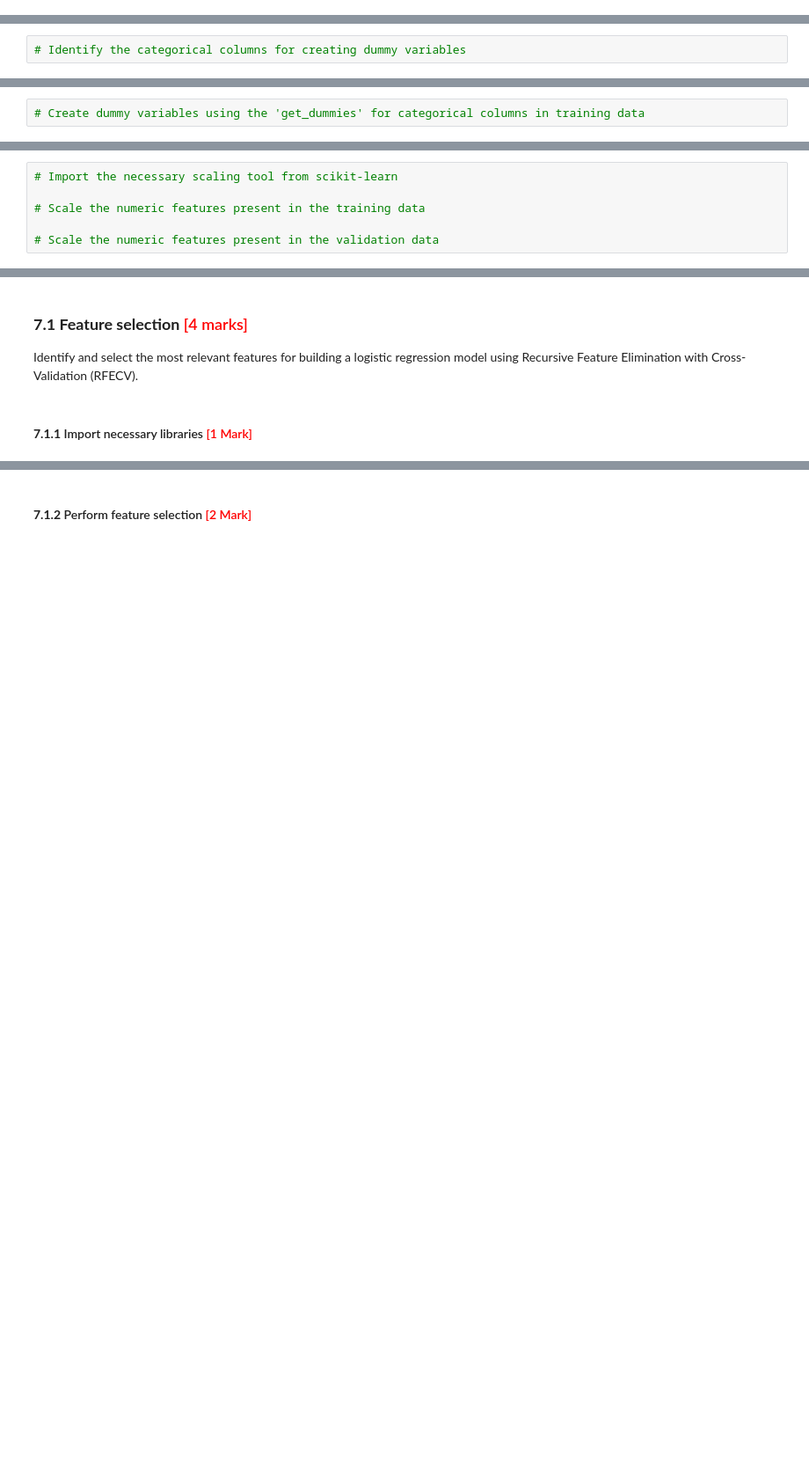
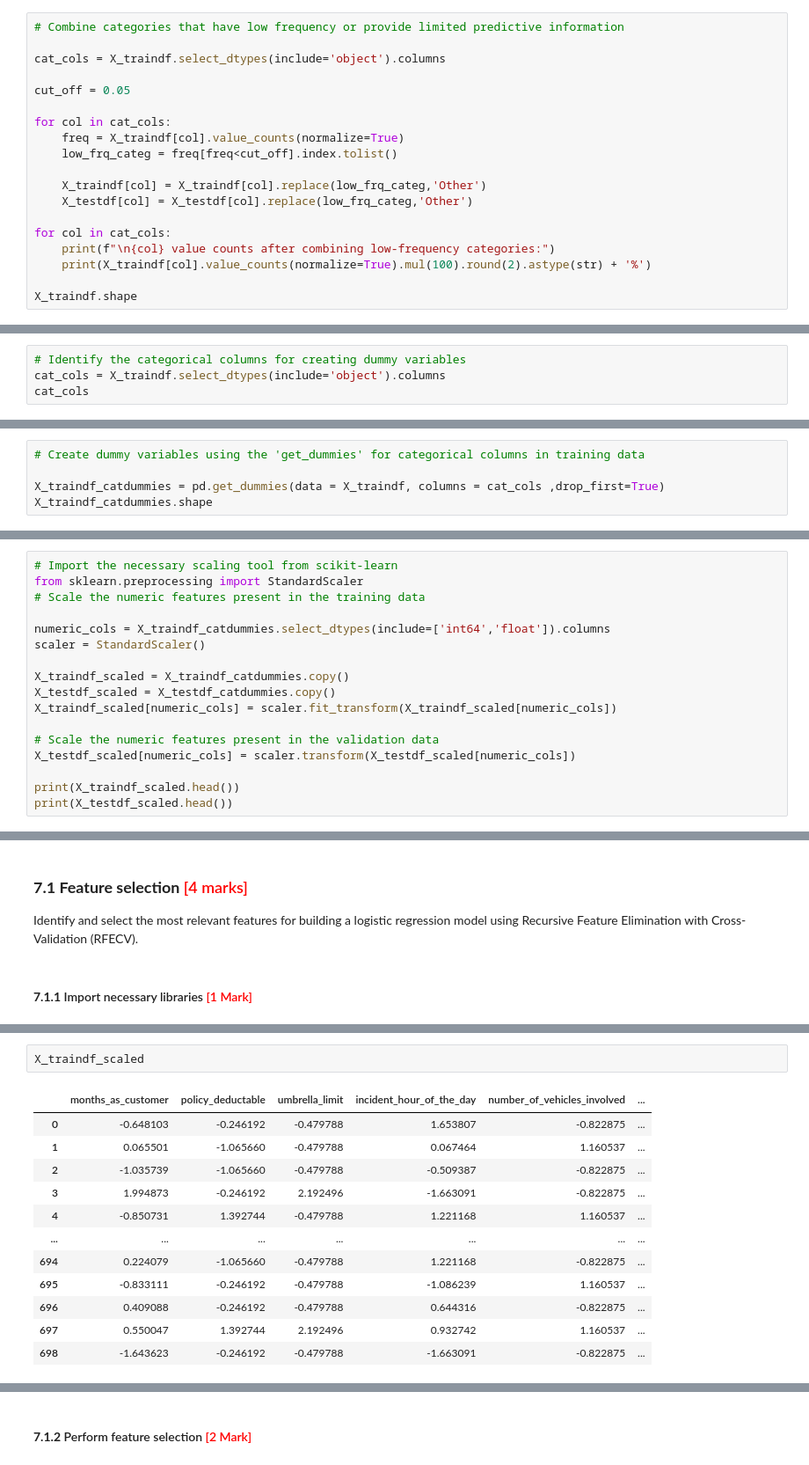
Before and after one commit to yashchaddha/FraudClaimDetection, a Jupyter notebook: Fraudulent_Claim_Detection_Starter.ipynb, the cells around one changed output, grey strips where cells are left out. Shown at 88% size. Saved outputs shown, nothing was run; the diff lists cells and outputs as text; blank space fills up the shorter version.

```diff
--- a/Fraudulent_Claim_Detection_Starter.ipynb
+++ b/Fraudulent_Claim_Detection_Starter.ipynb
@@ -849,0 +973,19 @@ Combine categories that occur infrequently or exhibit similar behavior to reduce
+# %%
+# Combine categories that have low frequency or provide limited predictive information
+
+cat_cols = X_traindf.select_dtypes(include='object').columns
+
+cut_off = 0.05
+
+for col in cat_cols:
+    freq = X_traindf[col].value_counts(normalize=True)
+    low_frq_categ = freq[freq<cut_off].index.tolist()
+
+    X_traindf[col] = X_traindf[col].replace(low_frq_categ,'Other')
+    X_testdf[col] = X_testdf[col].replace(low_frq_categ,'Other')
+
+for col in cat_cols:
+    print(f"\n{col} value counts after combining low-frequency categories:")
+    print(X_traindf[col].value_counts(normalize=True).mul(100).round(2).astype(str) + '%')
+
+X_traindf.shape
@@ -854,3 +1015,5 @@ Transform categorical variables into numerical representations using dummy varia
 #### **6.5.1** Identify categorical columns for dummy variable creation <font color="red">[1 Mark]</font>
 # %%
 # Identify the categorical columns for creating dummy variables
+cat_cols = X_traindf.select_dtypes(include='object').columns
+cat_cols
@@ -858,3 +1029,6 @@ Transform categorical variables into numerical representations using dummy varia
 #### **6.5.2** Create dummy variables for categorical columns in training data <font color="red">[2 Marks]</font>
 # %%
 # Create dummy variables using the 'get_dummies' for categorical columns in training data
+
+X_traindf_catdummies = pd.get_dummies(data = X_traindf, columns = cat_cols ,drop_first=True)
+X_traindf_catdummies.shape
@@ -873,7 +1062,18 @@ Transform categorical variables into numerical representations using dummy varia
 Scale numerical features to a common range to prevent features with larger values from dominating the model.  Choose a scaling method appropriate for the data and the chosen model. Apply the same scaling to both training and validation data.
 # %%
 # Import the necessary scaling tool from scikit-learn
-
+from sklearn.preprocessing import StandardScaler
 # Scale the numeric features present in the training data
 
+numeric_cols = X_traindf_catdummies.select_dtypes(include=['int64','float']).columns
+scaler = StandardScaler()
+
+X_traindf_scaled = X_traindf_catdummies.copy()
+X_testdf_scaled = X_testdf_catdummies.copy()
+X_traindf_scaled[numeric_cols] = scaler.fit_transform(X_traindf_scaled[numeric_cols])
+
 # Scale the numeric features present in the validation data
+X_testdf_scaled[numeric_cols] = scaler.transform(X_testdf_scaled[numeric_cols])
+
+print(X_traindf_scaled.head())
+print(X_testdf_scaled.head())
@@ -904,0 +1127,15 @@ Identify and select the most relevant features for building a logistic regressio
+# %%
+X_traindf_scaled
+# %% [output]
+|  | months_as_customer | policy_deductable | umbrella_limit | incident_hour_of_the_day | number_of_vehicles_involved | ... |
+| 0 | -0.648103 | -0.246192 | -0.479788 | 1.653807 | -0.822875 | ... |
+| 1 | 0.065501 | -1.065660 | -0.479788 | 0.067464 | 1.160537 | ... |
+| 2 | -1.035739 | -1.065660 | -0.479788 | -0.509387 | -0.822875 | ... |
+| 3 | 1.994873 | -0.246192 | 2.192496 | -1.663091 | -0.822875 | ... |
+| 4 | -0.850731 | 1.392744 | -0.479788 | 1.221168 | 1.160537 | ... |
+| ... | ... | ... | ... | ... | ... | ... |
+| 694 | 0.224079 | -1.065660 | -0.479788 | 1.221168 | -0.822875 | ... |
+| 695 | -0.833111 | -0.246192 | -0.479788 | -1.086239 | 1.160537 | ... |
+| 696 | 0.409088 | -0.246192 | -0.479788 | 0.644316 | -0.822875 | ... |
+| 697 | 0.550047 | 1.392744 | 2.192496 | 0.932742 | 1.160537 | ... |
+| 698 | -1.643623 | -0.246192 | -0.479788 | -1.663091 | -0.822875 | ... |
```
Also changed, not shown: parts of 32 cells of this notebook, 3 other files.
